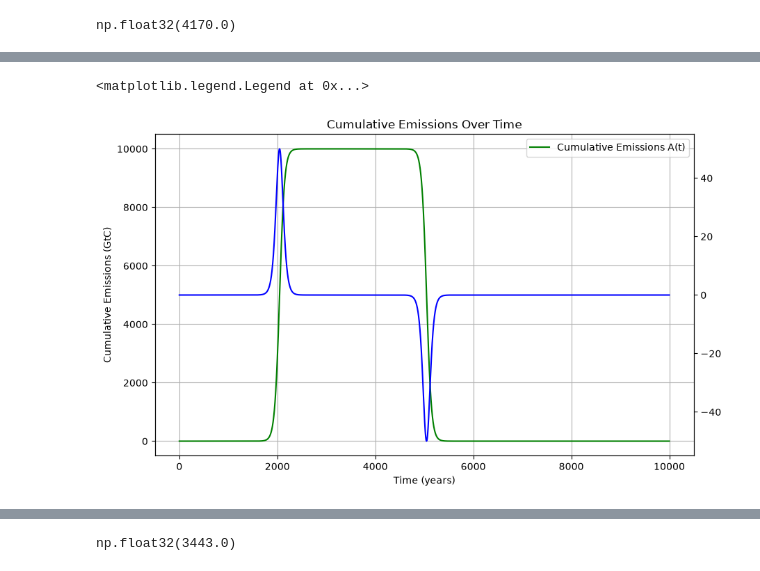
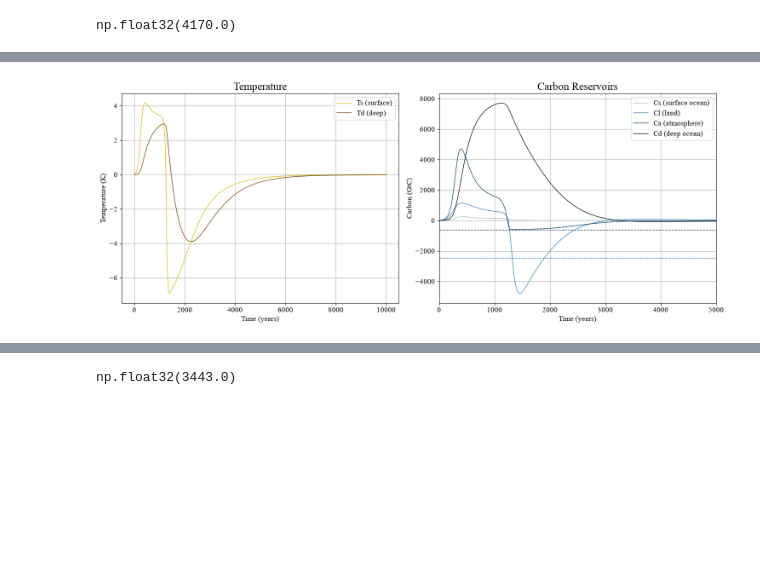
Before and after one commit to tillmrtz/intro-esm, a Jupyter notebook: notebooks/forcing_vs_time.ipynb, the cells around one changed output, grey strips where cells are left out. Saved outputs shown, nothing was run; the diff lists cells and outputs as text; code cells hidden in the pictures; blank space fills up the shorter version.

```diff
--- a/notebooks/forcing_vs_time.ipynb
+++ b/notebooks/forcing_vs_time.ipynb
@@ -239,35 +278,40 @@ plt.show()
-# %%
-### anthropogenic emissions ###
-A_tot = FLOAT32(10000.0)   # GtC, total carbon emitted
-t_opt = FLOAT32(2000.0)    # yr, t_opt for RCP8.5
-t_sink = FLOAT32(5000.0)    # yr, t_sink for RCP8.5
-
-def A(t):
-    t = np.asarray(t, dtype=FLOAT32)
-
-    rise = (
-        1/(1 + 2.5*np.exp((t_opt - t)/50))
-        - 1/(1 + 2.5*np.exp(t_opt/50))
-    )
-
-    decline = (
-        1/(1 + 2.5*np.exp((t_sink - t)/50))
-        - 1/(1 + 2.5*np.exp(t_sink/50))
-    )
-
-    return A_tot * (rise - decline)
-
-fig, ax = plt.subplots(figsize=(10, 6))
-t = np.arange(FLOAT32(0.0), FLOAT32(10000.0), FLOAT32(1.0), dtype=FLOAT32) # time in years
-A_test = A(t)
-J = np.diff(A_test)
-ax.plot(t[:-1], A_test[:-1], label='Cumulative Emissions A(t)', color='green')
-ax.twinx().plot(t[:-1], J, label='Cumulative Emissions A(t)', color='blue')
-ax.set_xlabel('Time (years)')
-ax.set_ylabel('Cumulative Emissions (GtC)')
-ax.set_title('Cumulative Emissions Over Time')
-ax.grid()
-ax.legend()
-# %% [output]
-<matplotlib.legend.Legend at 0x...>
-[figure, removed]
+# %%
+with plt.style.context(plotting_style):
+    fig, axs = plt.subplots(1, 2, figsize=(15, 6))
+
+    sol_t = np.asarray(sol_box_source_sink.t, dtype=FLOAT32)
+    sol_y = np.asarray(sol_box_source_sink.y, dtype=FLOAT32)
+
+    #  color scheme: different colors for each variable (scenario 2 only)
+    temp_colors = ["#D3BE1B", "#7A4006"]                # Ts, Td
+    carbon_colors = [ "#A6C1D3", "#3A87BD", "#1A4761","#030F17"]  # expanded palette for carbon reservoirs
+
+    # Temperature subplot
+    axs[0].plot(sol_t, sol_y[0], label='Ts (surface)', color=temp_colors[0])
+    axs[0].plot(sol_t, sol_y[1], label='Td (deep)', color=temp_colors[1])
+    axs[0].set_title('Temperature')
+    axs[0].set_xlabel('Time (years)')
+    axs[0].set_ylabel('Temperature (K)')
+    axs[0].grid()
+    axs[0].legend()
+
+    # Carbon subplot
+    axs[1].plot(sol_t, sol_y[2], label='Cs (surface ocean)', color=carbon_colors[0], alpha = 1)
+    axs[1].plot(sol_t, sol_y[5], label='Cl (land)', color=carbon_colors[1], alpha = 1.0)
+    axs[1].plot(sol_t, sol_y[4], label='Ca (atmosphere)', color=carbon_colors[2], alpha = 1)
+    axs[1].plot(sol_t, sol_y[3], label='Cd (deep ocean)', color=carbon_colors[3], alpha = 1)
+    ### add horizontal lines for pre-industrial carbon levels
+    #axs[1].axhline(y=Cs_init, color=carbon_colors[0], linestyle='--', alpha=0.5, label='Cs pre-industrial')
+    axs[1].axhline(y= - Cl_init, color=carbon_colors[1], linestyle='--', label='')
+    axs[1].axhline(y= - Ca_init, color=carbon_colors[2], linestyle='--', label='')
+    axs[1].set_title('Carbon Reservoirs')
+    axs[1].set_xlabel('Time (years)')
+    axs[1].set_ylabel('Carbon (GtC)')
+    axs[1].grid()
+    axs[1].legend()
+    axs[1].set_xlim([0, 5000])  # Set x-axis limit to focus on the first 8000 years
+
+    plt.tight_layout()
+    plt.show()
+# %% [output]
+[figure, added]
```
Also changed, not shown: parts of 17 cells of this notebook, 1 other file.
